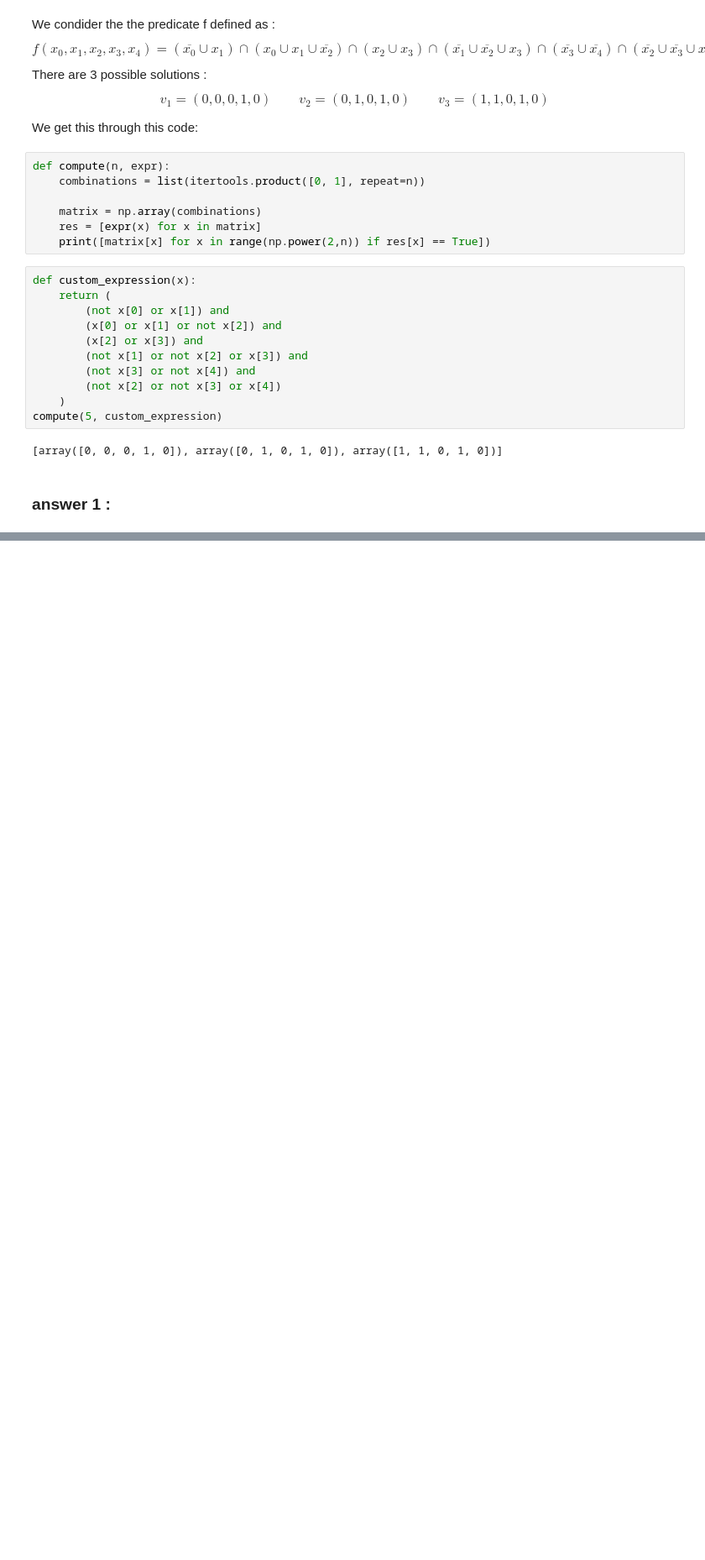
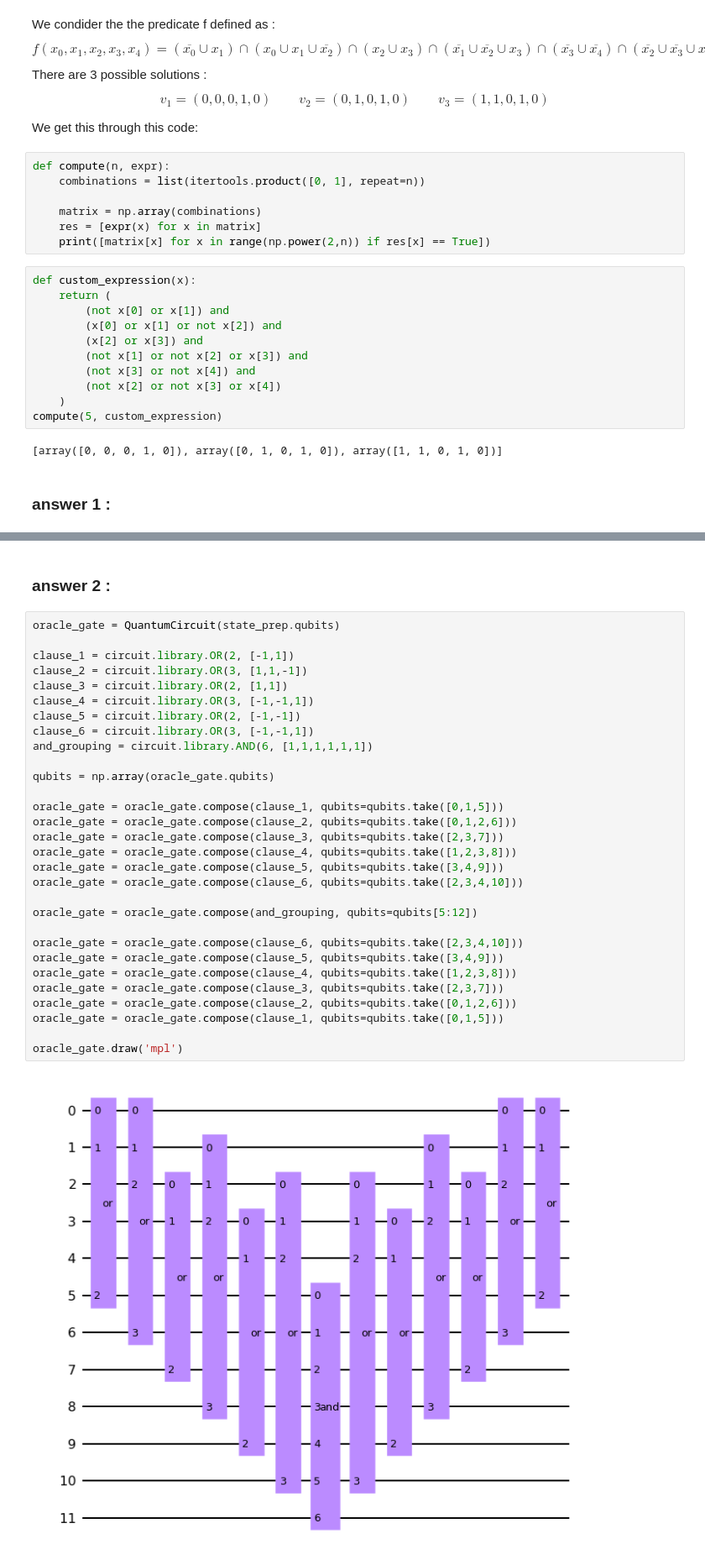
Before and after one commit to leonardeuler13/IQC_project, a Jupyter notebook: miniproject.ipynb, the cells around one changed output, grey strips where cells are left out. Shown at 84% size. Cells and saved outputs as stored; diff of their text form; blank space fills up the shorter version.

```diff
--- a/miniproject.ipynb
+++ b/miniproject.ipynb
@@ -57,0 +56,34 @@ state_prep.draw('mpl')
+# %% [markdown]
+### answer 2 :
+# %%
+oracle_gate = QuantumCircuit(state_prep.qubits)
+
+clause_1 = circuit.library.OR(2, [-1,1])
+clause_2 = circuit.library.OR(3, [1,1,-1])
+clause_3 = circuit.library.OR(2, [1,1])
+clause_4 = circuit.library.OR(3, [-1,-1,1])
+clause_5 = circuit.library.OR(2, [-1,-1])
+clause_6 = circuit.library.OR(3, [-1,-1,1])
+and_grouping = circuit.library.AND(6, [1,1,1,1,1,1])
+
+qubits = np.array(oracle_gate.qubits)
+
+oracle_gate = oracle_gate.compose(clause_1, qubits=qubits.take([0,1,5]))
+oracle_gate = oracle_gate.compose(clause_2, qubits=qubits.take([0,1,2,6]))
+oracle_gate = oracle_gate.compose(clause_3, qubits=qubits.take([2,3,7]))
+oracle_gate = oracle_gate.compose(clause_4, qubits=qubits.take([1,2,3,8]))
+oracle_gate = oracle_gate.compose(clause_5, qubits=qubits.take([3,4,9]))
+oracle_gate = oracle_gate.compose(clause_6, qubits=qubits.take([2,3,4,10]))
+
+oracle_gate = oracle_gate.compose(and_grouping, qubits=qubits[5:12])
+
+oracle_gate = oracle_gate.compose(clause_6, qubits=qubits.take([2,3,4,10]))
+oracle_gate = oracle_gate.compose(clause_5, qubits=qubits.take([3,4,9]))
+oracle_gate = oracle_gate.compose(clause_4, qubits=qubits.take([1,2,3,8]))
+oracle_gate = oracle_gate.compose(clause_3, qubits=qubits.take([2,3,7]))
+oracle_gate = oracle_gate.compose(clause_2, qubits=qubits.take([0,1,2,6]))
+oracle_gate = oracle_gate.compose(clause_1, qubits=qubits.take([0,1,5]))
+
+oracle_gate.draw('mpl')
+# %% [output]
+[figure, added]
```
Also changed, not shown: parts of 6 cells of this notebook.
